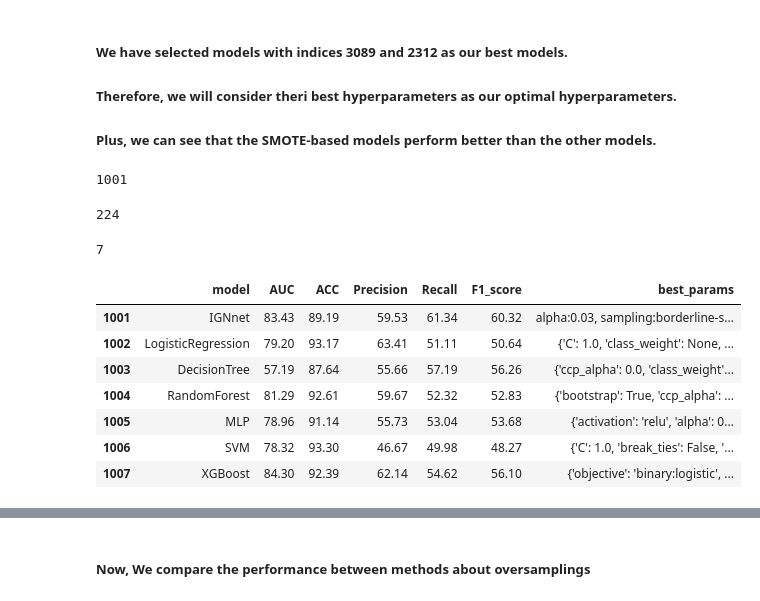
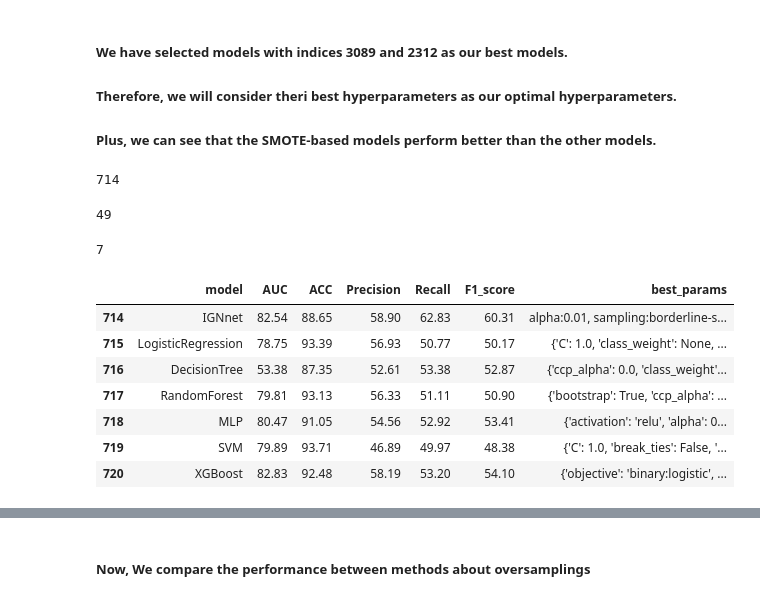
Before and after one commit to stateun/DB_Finance, a Jupyter notebook: Performance.ipynb, the cells around one changed output, grey strips where cells are left out. Saved outputs shown, nothing was run; the diff lists cells and outputs as text; code cells hidden in the pictures.

```diff
--- a/Performance.ipynb
+++ b/Performance.ipynb
@@ -52,15 +64,15 @@ Table
 ##### Therefore, we will consider theri best hyperparameters as our optimal hyperparameters.
 ##### Plus, we can see that the SMOTE-based models perform better than the other models.
 # %%
-index1 = Table.index[0] - (test1.shape[0] + test2.shape[0] + test3.shape[0] + test4.shape[0] )
+index1 = Table.index[1] - (test1.shape[0] + test2.shape[0] + test3.shape[0] + test4.shape[0] )
 index1
 # %% [output]
-1001
+714
 # %%
-index2 = Table.index[2] - (test1.shape[0] + test2.shape[0] + test3.shape[0] + test4.shape[0] )
+index2 = Table.index[10] - (test1.shape[0] + test2.shape[0] + test3.shape[0] + test4.shape[0])
 index2
 # %% [output]
-224
+49
 # %%
 length = len(model_list)
 length
@@ -68,13 +80,13 @@ length
 7
 # %%
 best_table1 = test5.iloc[index1 : index1 + length ].drop(['dataset'], axis = 1)
-best_table1.drop
+best_table1
 # %% [output]
 |  | model | AUC | ACC | Precision | Recall | F1_score | best_params |
-| 1001 | IGNnet | 83.43 | 89.19 | 59.53 | 61.34 | 60.32 | alpha:0.03, sampling:borderline-s... |
-| 1002 | LogisticRegression | 79.20 | 93.17 | 63.41 | 51.11 | 50.64 | {'C': 1.0, 'class_weight': None, ... |
-| 1003 | DecisionTree | 57.19 | 87.64 | 55.66 | 57.19 | 56.26 | {'ccp_alpha': 0.0, 'class_weight'... |
-| 1004 | RandomForest | 81.29 | 92.61 | 59.67 | 52.32 | 52.83 | {'bootstrap': True, 'ccp_alpha': ... |
-| 1005 | MLP | 78.96 | 91.14 | 55.73 | 53.04 | 53.68 | {'activation': 'relu', 'alpha': 0... |
-| 1006 | SVM | 78.32 | 93.30 | 46.67 | 49.98 | 48.27 | {'C': 1.0, 'break_ties': False, '... |
-| 1007 | XGBoost | 84.30 | 92.39 | 62.14 | 54.62 | 56.10 | {'objective': 'binary:logistic', ... |
+| 714 | IGNnet | 82.54 | 88.65 | 58.90 | 62.83 | 60.31 | alpha:0.01, sampling:borderline-s... |
+| 715 | LogisticRegression | 78.75 | 93.39 | 56.93 | 50.77 | 50.17 | {'C': 1.0, 'class_weight': None, ... |
+| 716 | DecisionTree | 53.38 | 87.35 | 52.61 | 53.38 | 52.87 | {'ccp_alpha': 0.0, 'class_weight'... |
+| 717 | RandomForest | 79.81 | 93.13 | 56.33 | 51.11 | 50.90 | {'bootstrap': True, 'ccp_alpha': ... |
+| 718 | MLP | 80.47 | 91.05 | 54.56 | 52.92 | 53.41 | {'activation': 'relu', 'alpha': 0... |
+| 719 | SVM | 79.89 | 93.71 | 46.89 | 49.97 | 48.38 | {'C': 1.0, 'break_ties': False, '... |
+| 720 | XGBoost | 82.83 | 92.48 | 58.19 | 53.20 | 54.10 | {'objective': 'binary:logistic', ... |
```
Also changed, not shown: parts of 15 cells of this notebook, 4 other files.
